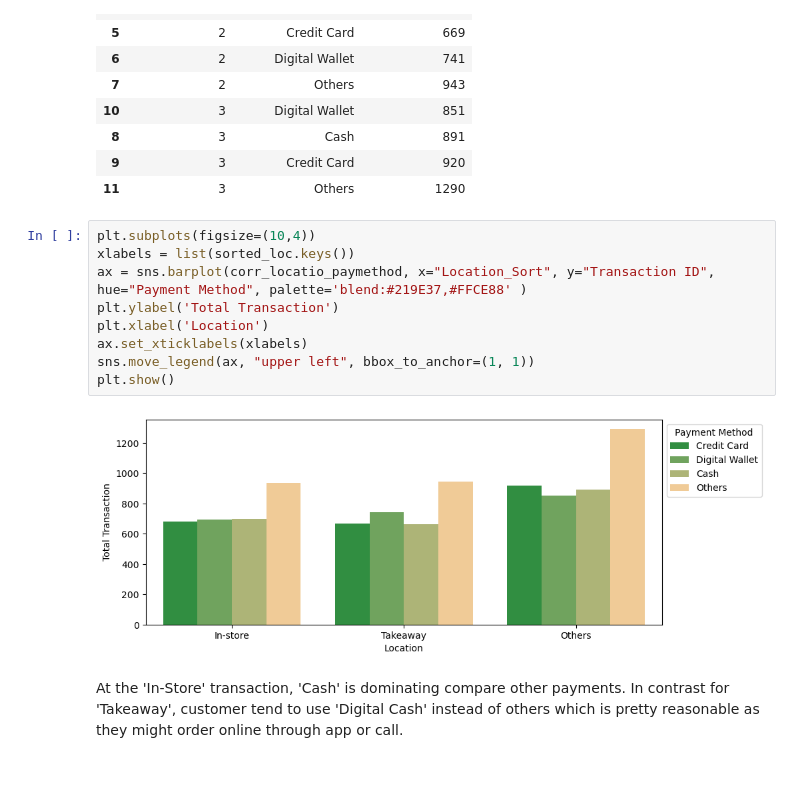
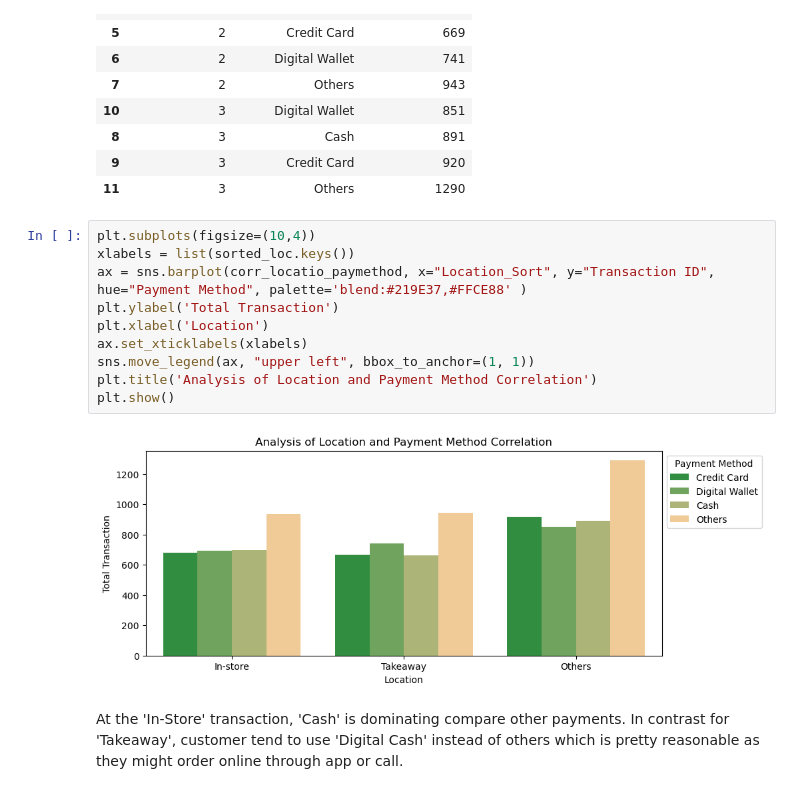
Before and after one commit to jeeenss/Data-Analysis-with-Python, a Jupyter notebook: Cafe_Sales/cafe_sales_analysis.ipynb, the cells around one changed output. Cells and saved outputs as stored; diff of their text form.

```diff
--- a/Cafe_Sales/cafe_sales_analysis.ipynb
+++ b/Cafe_Sales/cafe_sales_analysis.ipynb
@@ -1248,14 +1225,15 @@ corr_locatio_paymethod
 # %%
 plt.subplots(figsize=(10,4))
 xlabels = list(sorted_loc.keys())
 ax = sns.barplot(corr_locatio_paymethod, x="Location_Sort", y="Transaction ID", hue="Payment Method", palette='blend:#219E37,#FFCE88' )
 plt.ylabel('Total Transaction')
 plt.xlabel('Location')
 ax.set_xticklabels(xlabels)
 sns.move_legend(ax, "upper left", bbox_to_anchor=(1, 1))
+plt.title('Analysis of Location and Payment Method Correlation')
 plt.show()
 # %% [output]
-[figure, old version]
+[figure, new version]
 # %% [markdown]
 At the 'In-Store' transaction, 'Cash' is dominating compare other payments. In contrast for 'Takeaway', customer tend to use 'Digital Cash' instead of others which is pretty reasonable as they might order online through app or call.
 # %% [markdown]
```
Also changed, not shown: parts of 9 cells of this notebook.
